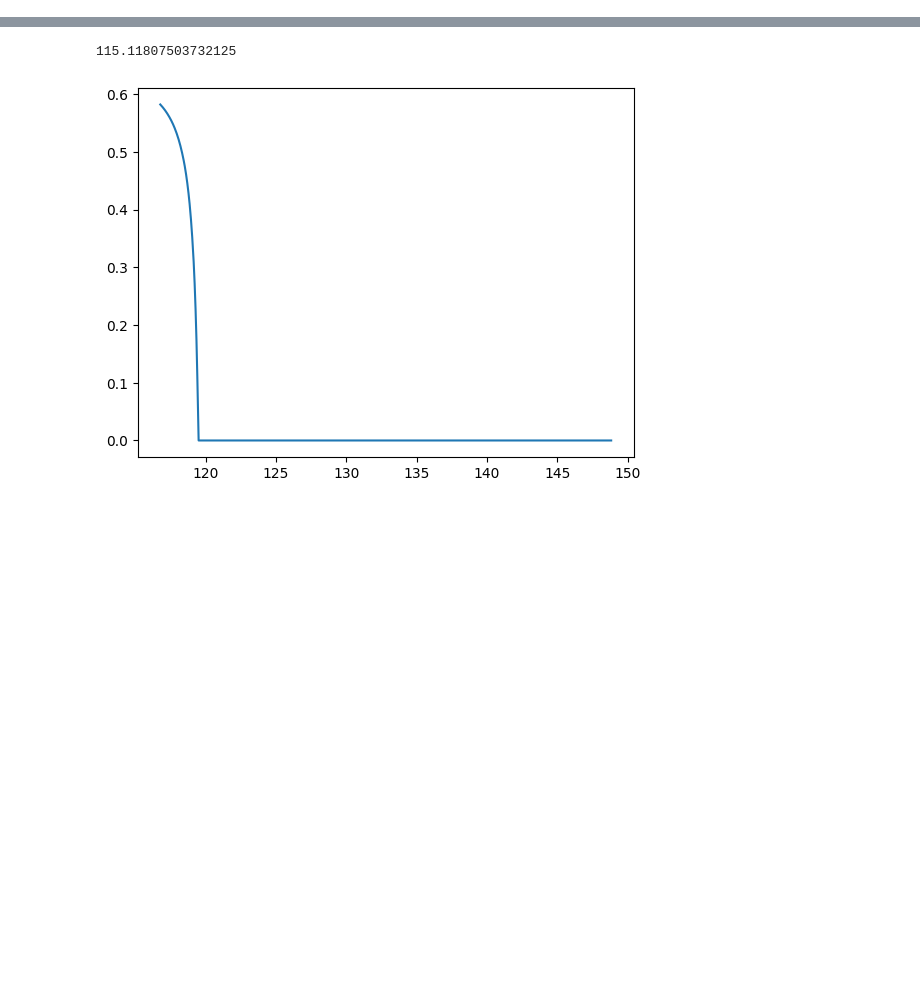
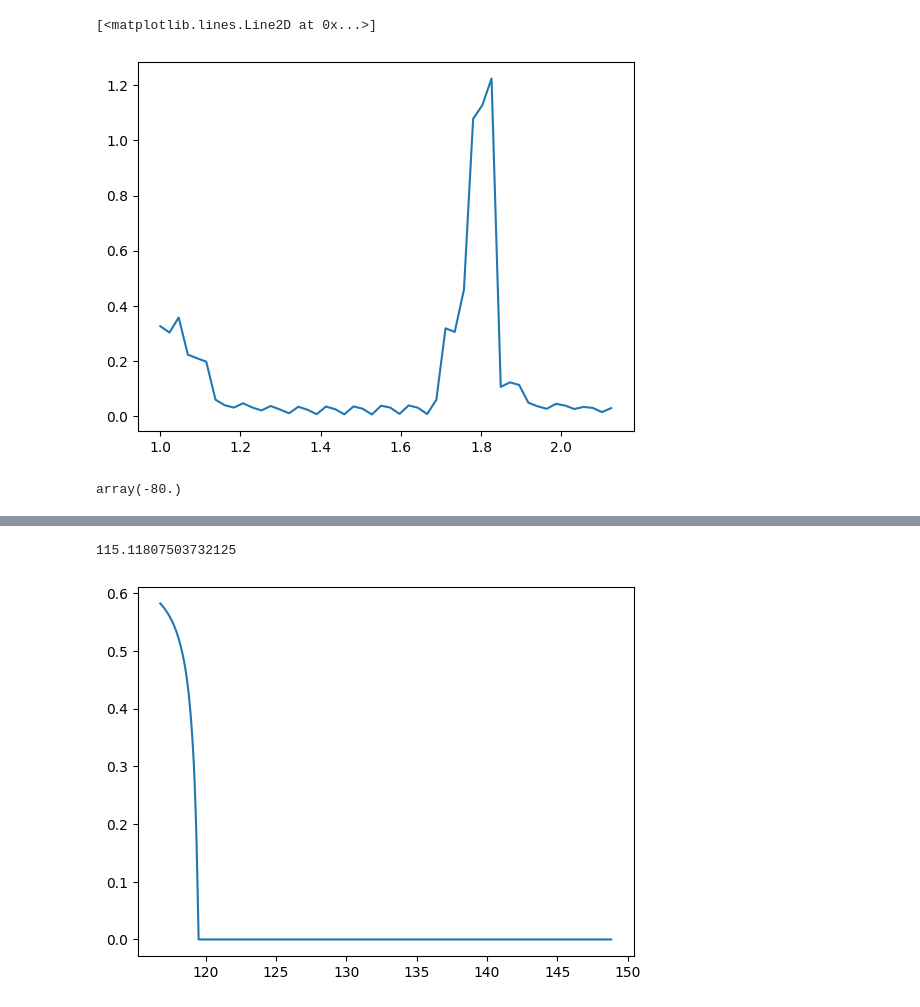
Before and after one commit to zalandru/Dynamic-Contracting-Multi-worker-Firm, a Jupyter notebook: Multiworker_wage_2steps/Trying out Tasmanian.ipynb, the cells around one changed output, grey strips where cells are left out. Cells and saved outputs as stored; diff of their text form; code cells hidden in the pictures; blank space fills up the shorter version.

```diff
--- a/Multiworker_wage_2steps/Trying out Tasmanian.ipynb
+++ b/Multiworker_wage_2steps/Trying out Tasmanian.ipynb
@@ -39,0 +70,6 @@ Jpi simple J diff 2  0.0
+# %%
+#Trying to plot the derivative and compare to rho
+plt.plot(cc.rho_grid_bas[:50],tas_derivatives[:50]-cc.rho_grid_bas[:50])
+# %% [output]
+[<matplotlib.lines.Line2D at 0x...>]
+[figure, added]
@@ -40,3 +86,7 @@ Jpi simple J diff 2  0.0
+# %%
+cc.grid[p.z_0-1].differentiate(cc.rho_grid_bas[199])
+# %% [output]
+array(-80.)
 # %%
 plt.plot(cc_W[p.z_0-1,:],cc_J[p.z_0-1,:])
 #plt.plot(cc_W[p.z_0-1,:],cc_Jpi[p.z_0-1,:])
```
Also changed, not shown: parts of 20 cells of this notebook, 3 other files.
